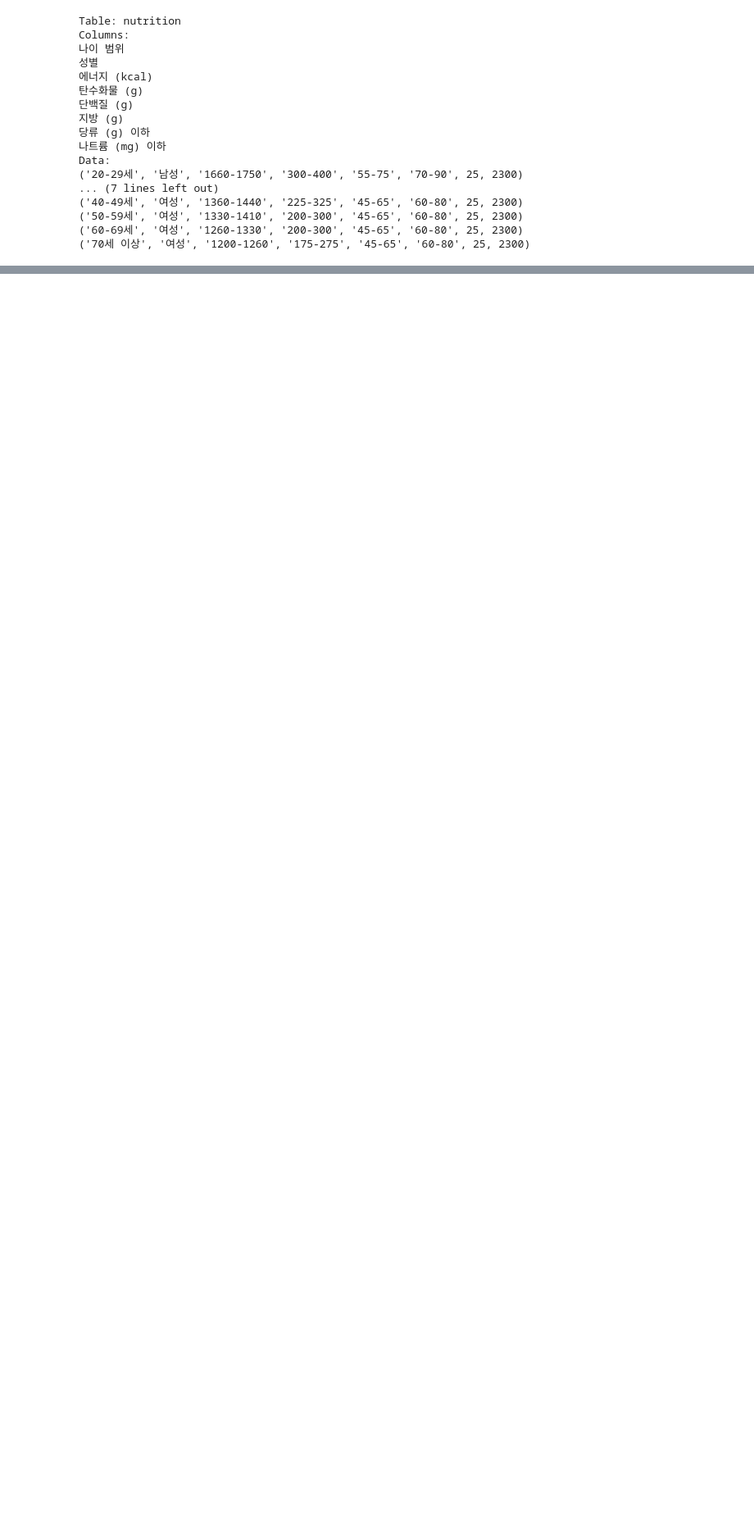
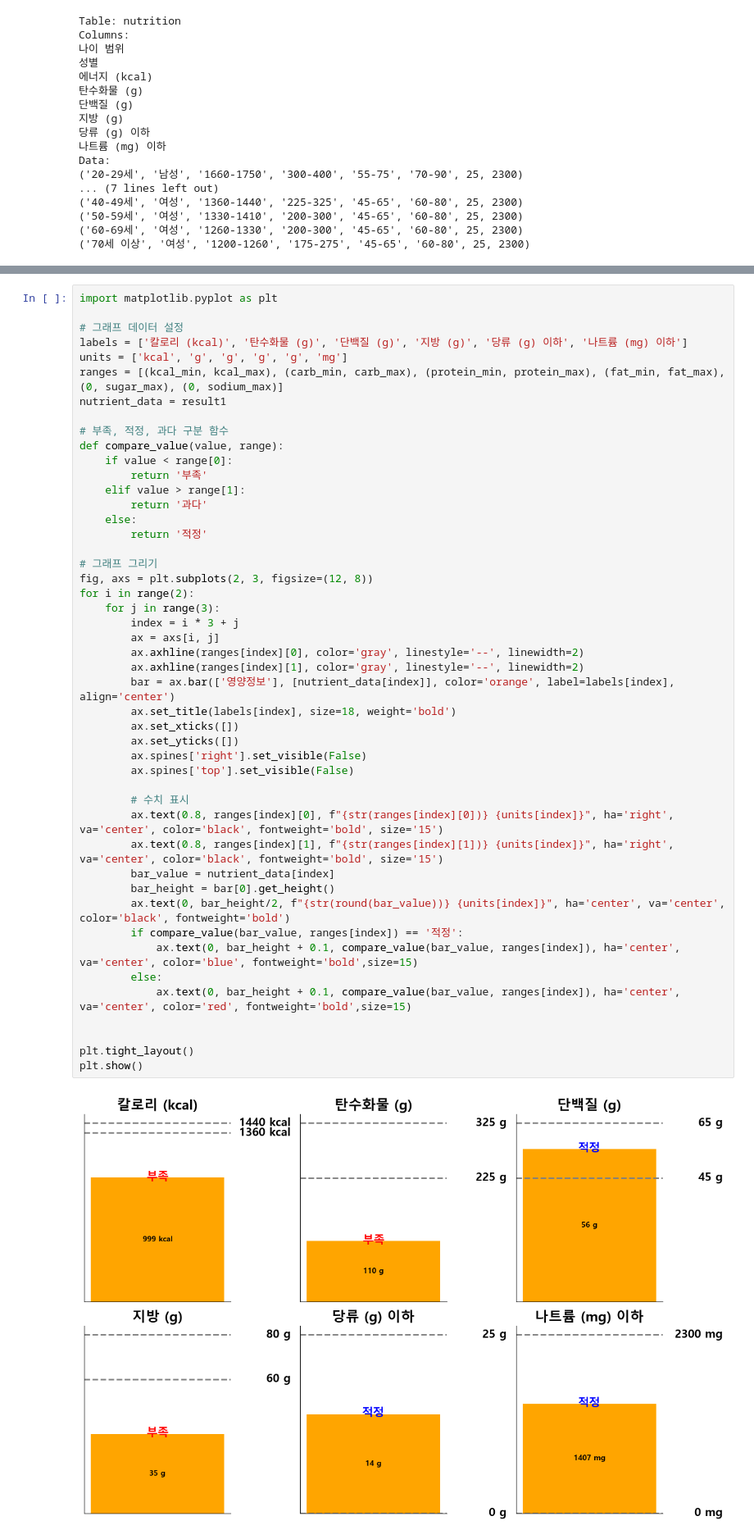
Before and after one commit to seorin0727/enterproject, a Jupyter notebook: 칼로리데이터셋/test.ipynb, the cells around one changed output, grey strips where cells are left out. Shown at 82% size. Cells and saved outputs as stored; diff of their text form; blank space fills up the shorter version.

```diff
--- a/칼로리데이터셋/test.ipynb
+++ b/칼로리데이터셋/test.ipynb
@@ -400,3 +417,52 @@ plt.show()
+# %%
+import matplotlib.pyplot as plt
+
+# 그래프 데이터 설정
+labels = ['칼로리 (kcal)', '탄수화물 (g)', '단백질 (g)', '지방 (g)', '당류 (g) 이하', '나트륨 (mg) 이하']
+units = ['kcal', 'g', 'g', 'g', 'g', 'mg']
+ranges = [(kcal_min, kcal_max), (carb_min, carb_max), (protein_min, protein_max), (fat_min, fat_max), (0, sugar_max), (0, sodium_max)]
+nutrient_data = result1
+
+# 부족, 적정, 과다 구분 함수
+def compare_value(value, range):
+    if value < range[0]:
+        return '부족'
+    elif value > range[1]:
+        return '과다'
+    else:
+        return '적정'
+
+# 그래프 그리기
+fig, axs = plt.subplots(2, 3, figsize=(12, 8))
+for i in range(2):
+    for j in range(3):
+        index = i * 3 + j
+        ax = axs[i, j]
+        ax.axhline(ranges[index][0], color='gray', linestyle='--', linewidth=2)
+        ax.axhline(ranges[index][1], color='gray', linestyle='--', linewidth=2)
+        bar = ax.bar(['영양정보'], [nutrient_data[index]], color='orange', label=labels[index], align='center')
+        ax.set_title(labels[index], size=18, weight='bold')
+        ax.set_xticks([])
+        ax.set_yticks([])
+        ax.spines['right'].set_visible(False)
+        ax.spines['top'].set_visible(False)
+
+        # 수치 표시
+        ax.text(0.8, ranges[index][0], f"{str(ranges[index][0])} {units[index]}", ha='right', va='center', color='black', fontweight='bold', size='15')
+        ax.text(0.8, ranges[index][1], f"{str(ranges[index][1])} {units[index]}", ha='right', va='center', color='black', fontweight='bold', size='15')
+        bar_value = nutrient_data[index]
+        bar_height = bar[0].get_height()
+        ax.text(0, bar_height/2, f"{str(round(bar_value))} {units[index]}", ha='center', va='center', color='black', fontweight='bold')
+        if compare_value(bar_value, ranges[index]) == '적정':
+            ax.text(0, bar_height + 0.1, compare_value(bar_value, ranges[index]), ha='center', va='center', color='blue', fontweight='bold',size=15)
+        else:
+            ax.text(0, bar_height + 0.1, compare_value(bar_value, ranges[index]), ha='center', va='center', color='red', fontweight='bold',size=15)
+
+
+plt.tight_layout()
+plt.show()
+# %% [output]
+[figure, added]
 # %%
 import matplotlib.pyplot as plt
 
```
Also changed, not shown: parts of 14 cells of this notebook, 23 other files.
